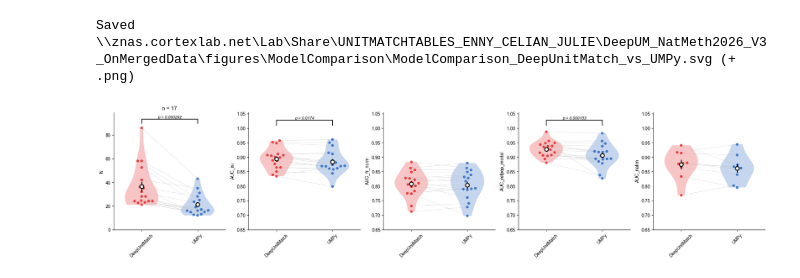
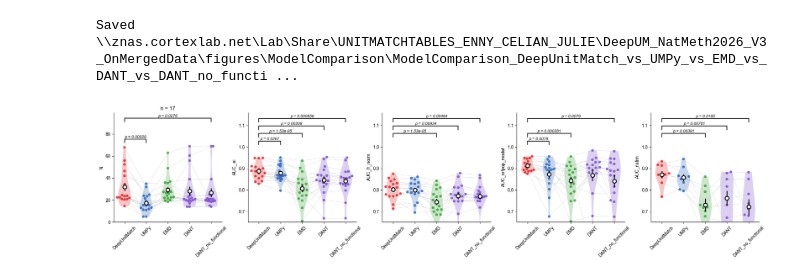
Before and after one commit to EnnyvanBeest/UnitMatch, a Jupyter notebook: UnitMatchPy/PaperAnalyses/figure-model-comparison.ipynb, the cells around one changed output. Cells and saved outputs as stored; diff of their text form; code cells hidden in the pictures.

```diff
--- a/UnitMatchPy/PaperAnalyses/figure-model-comparison.ipynb
+++ b/UnitMatchPy/PaperAnalyses/figure-model-comparison.ipynb
@@ -415,9 +415,9 @@ MIN_MATCHES = 20
 models = [
               "DeepUnitMatch",
               "UMPy",
-            #   "EMD",
-            #   "DANT",
-            #   "DANT_no_functional",
+              "EMD",
+              "DANT",
+              "DANT_no_functional",
             #   "DUM_totalscore", "UMPy_simscore",
             #   "DUM_nodrift", "UMPy_nodrift",
             #   "DUM_spatialonly", "UMPy_spatialonly",
@@ -493,32 +493,32 @@ for idx, metric_to_plot in enumerate(metrics_to_plot):
     mouse_list = avg_metric_by_mouse.index[keep_mice].to_list()
     if metric_to_plot == 'N':
         axes[idx].set_title(f"n = {len(mouse_list)}")
     fig, ax = paired_violin_plot(
         M,
         mouse_list = mouse_list,
         labels=models,
         ylabel=metric_to_plot,
         ylim=None if metric_to_plot == 'N' else (0.65, 1.0),  # set here, not afterwards: the swarm depends on it
         bracket_base=None if metric_to_plot == 'N' else 1.01,  # same bracket height (and y-axis) in all AUC panels
         comparisons=0,   # or "all" or [(0,3), (1,4)]
         show_violin = True,
         colors = None,
         ax=axes[idx]
     )
 
 plt.tight_layout()
 
 # ---------------------------------------------------
 # Save (png + editable svg), named by the compared models
 # ---------------------------------------------------
 subset = os.path.basename(os.path.normpath(RESULTS_DIR))
 tag = "_vs_".join(models) + ("" if subset == "results" else f"__{subset}")
 tag = re.sub(r"[^\w.=+-]", "-", tag)
 if len(tag) > 150:  # keep UNC paths under the Windows limit
     tag = tag[:140] + "_" + hashlib.md5(tag.encode()).hexdigest()[:8]
 out_path = os.path.join(FIG_DIR, f"ModelComparison_{tag}.svg")
 paper_style.save_svg(fig, out_path, png=True)
 print(f"Saved {out_path} (+ .png)")
 # %% [output]
-Saved \\znas.cortexlab.net\Lab\Share\UNITMATCHTABLES_ENNY_CELIAN_JULIE\DeepUM_NatMeth2026_V3_OnMergedData\figures\ModelComparison\ModelComparison_DeepUnitMatch_vs_UMPy.svg (+ .png)
+Saved \\znas.cortexlab.net\Lab\Share\UNITMATCHTABLES_ENNY_CELIAN_JULIE\DeepUM_NatMeth2026_V3_OnMergedData\figures\ModelComparison\ModelComparison_DeepUnitMatch_vs_UMPy_vs_EMD_vs_DANT_vs_DANT_no_functi ...
-[figure, old version]
+[figure, new version]
```
Also changed, not shown: 3 other files.
